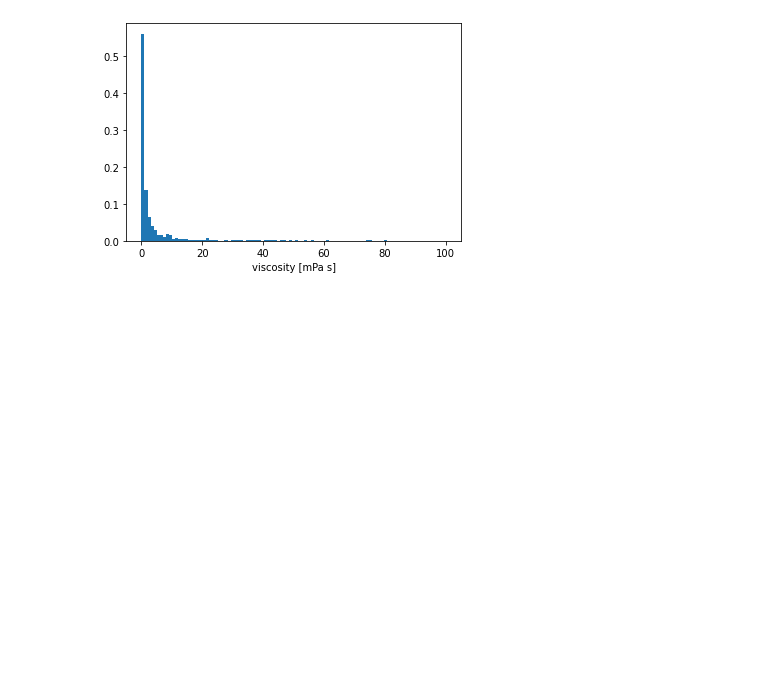
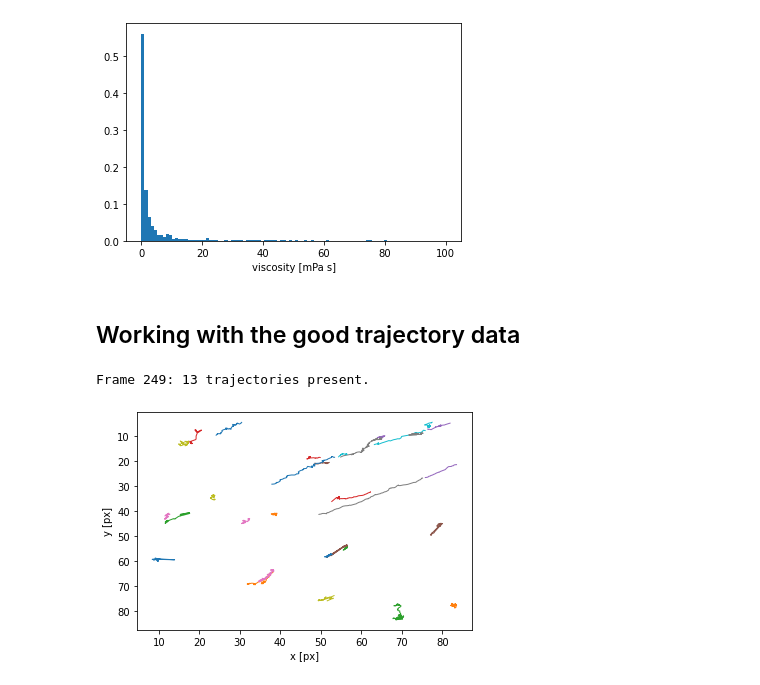
Before and after one commit to dbautista98/BMC_analysis, a Jupyter notebook: onion_dataset_analysis.ipynb, the cells around one changed output. Saved outputs shown, nothing was run; the diff lists cells and outputs as text; code cells hidden in the pictures; blank space fills up the shorter version.

Commit message:
added brownian trajectory paths

```diff
--- a/onion_dataset_analysis.ipynb
+++ b/onion_dataset_analysis.ipynb
@@ -144,0 +143,44 @@ np.unique(t["particle"])
+# %% [markdown]
+## Working with the good trajectory data
+# %%
+good_traj = ["Onion_bulk_20x-13", "Onion_bulk_20x-17", "Onion_bulk_20x-18", "Onion_bulk_20x-19",
+             "Onion_bulk_20x-21", "Onion_bulk_20x-24", "Onion_bulk_20x-25", "Onion_bulk_20x-26",
+             "Onion_bulk_20x-28"]
+# %%
+def all_velocity_threshold(t, threshold):
+    all_vel = np.array([])
+    x_vel = np.array([])
+    y_vel = np.array([])
+    for i in np.unique(t["particle"]):
+#         mean_dx = np.append(mean_dx, np.mean(np.diff(t["x"])))
+#         mean_dy = np.append(mean_dy, np.mean(np.diff(t["y"])))
+        df = t[t["particle"]==i]
+        dx = np.diff(df["x"])
+        dy = np.diff(df["y"])
+        disp = np.sum(np.sqrt(dx**2 + dx**2))
+        if disp > threshold:
+            mag, x, y = bmc.particle_velocity(t, i, x20, fps)
+            all_vel = np.append(all_vel, np.mean(mag))
+            x_vel = np.append(x_vel, np.mean(x))
+            y_vel = np.append(y_vel, np.mean(y))
+    return all_vel, x_vel, y_vel
+# %%
+threshold = 5
+
+total_velocities = np.array([])
+x_velocities = np.array([])
+y_velocities = np.array([])
+all_viscosities= np.array([])
+
+for directory in good_traj:
+    path = "../data/onion_4/" + directory + "/*.bmp"
+    f = bmc.annotate(path, show=False, diameter=11, minmass=10)#, crop=((0,26), (27,0)))
+    t = bmc.get_trajectories(f, show=False, diameter=11, minmass=10, search_range=6, clip_stubs=25)
+
+    all_vel, x_vel, y_vel = all_velocity_threshold(t, threshold)
+    total_velocities = np.append(total_velocities, all_vel)
+    x_velocities = np.append(x_velocities, x_vel)
+    y_velocities = np.append(y_velocities, y_vel)
+# %% [output]
+Frame 249: 13 trajectories present.
+[figure, added]
```
Also changed, not shown: parts of 3 cells of this notebook, 1 other file.
